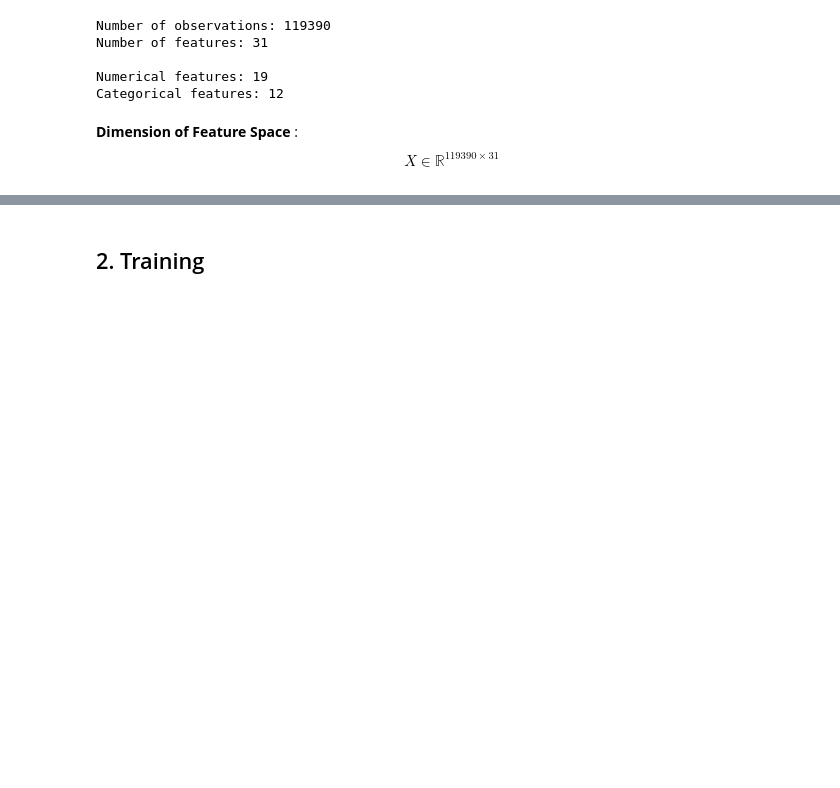
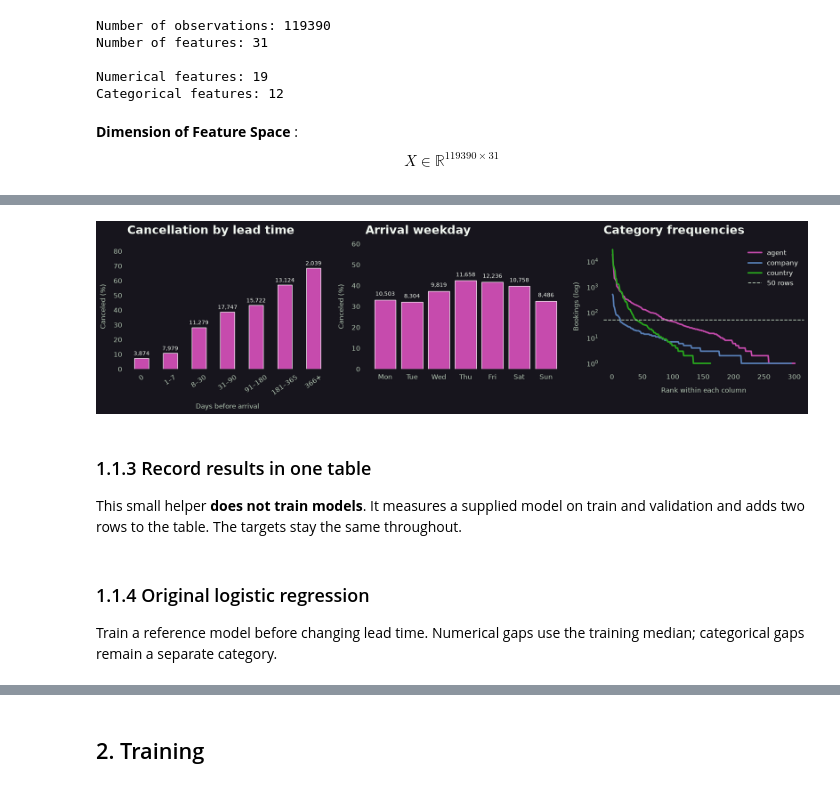
Before and after one commit to MasMits/hotel-cancellation-ml, a Jupyter notebook: notebook/project.ipynb, the cells around one changed output, grey strips where cells are left out. Drawn from its saved outputs; the diff is of its cells as text; code cells hidden in the pictures; blank space fills up the shorter version.

```diff
--- a/notebook/project.ipynb
+++ b/notebook/project.ipynb
@@ -99,0 +188,14 @@ Categorical features: 12
+# %%
+reload(preprocessing_plots)
+
+prep_figure = preprocessing_plots.plot_feature_patterns(prep_train_bookings, prep_X_train)
+preprocessing_plots.save_figure(prep_figure, preprocessing_report_folder / "data")
+prep_figure.set_facecolor(preprocessing_plots.PREVIEW_BACKGROUND)
+plt.show()
+# %% [output]
+[figure, added]
+# %% [markdown]
+### 1.1.3 Record results in one table
+
+This small helper **does not train models**. It measures a supplied model on train
+and validation and adds two rows to the table. The targets stay the same throughout.
@@ -99,0 +219,5 @@ Categorical features: 12
+# %% [markdown]
+### 1.1.4 Original logistic regression
+
+Train a reference model before changing lead time. Numerical gaps use the training median;
+categorical gaps remain a separate category.
```
Also changed, not shown: parts of 34 cells of this notebook, 2 other files.
